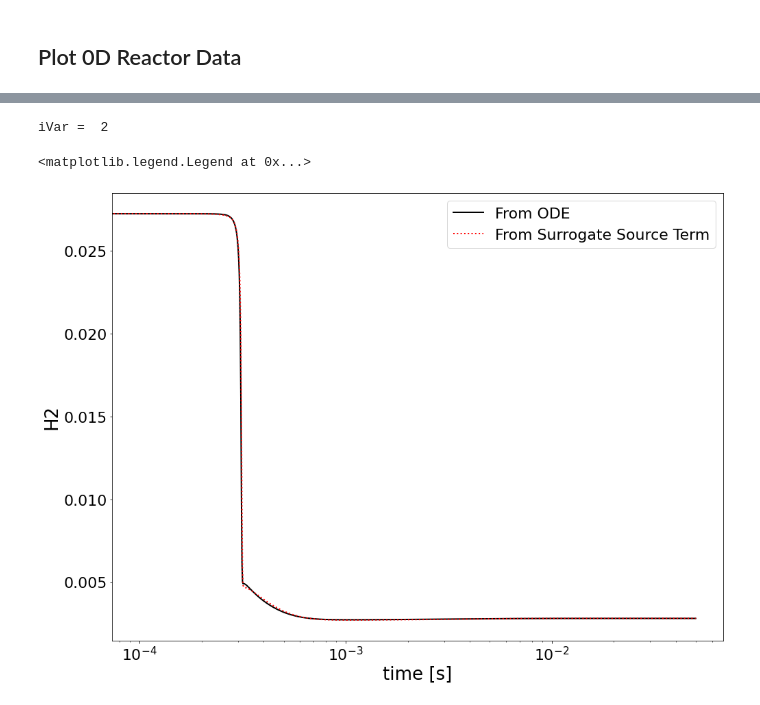
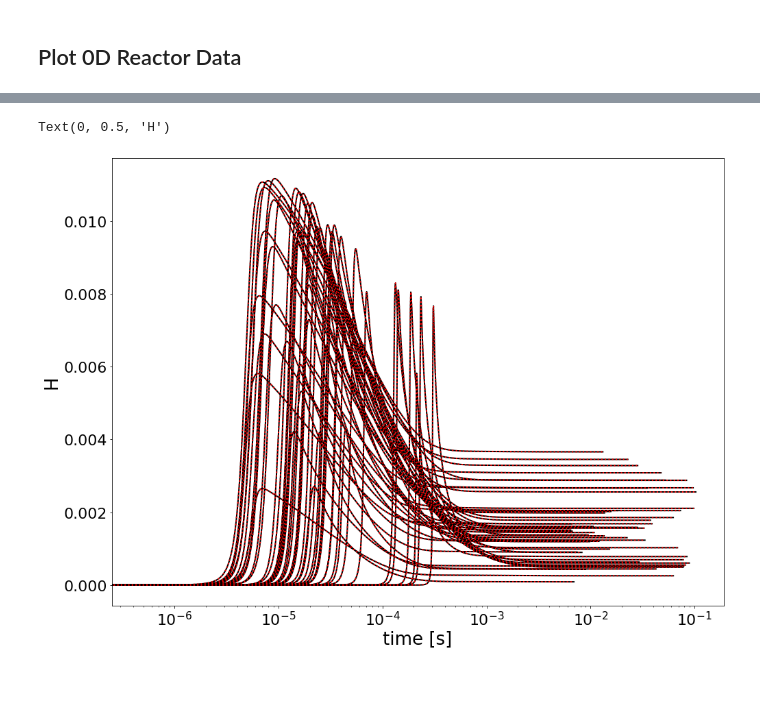
Before and after one commit to simoneventuri/ROMNet_, a Jupyter notebook: scripts/generating_data/0DReactor/Plot_Data.ipynb, the cells around one changed output, grey strips where cells are left out. Cells and saved outputs as stored; diff of their text form; code cells hidden in the pictures.

```diff
--- a/scripts/generating_data/0DReactor/Plot_Data.ipynb
+++ b/scripts/generating_data/0DReactor/Plot_Data.ipynb
@@ -13,12 +13,12 @@ from numpy import diff
 
 import cantera as ct
 # %%
-OutputDir  = WORKSPACE_PATH+'/ROMNet/Data/0DReact_Isobaric_10Cases/'
+OutputDir  = WORKSPACE_PATH+'/ROMNet/Data/0DReact_Isobaric_100Cases_Highest/'
 
 CasesVec   = [1]#[0,2,4,6,8]
 DirDir     = OutputDir
 
-NVarsRed   = 5
+NVarsRed   = 7
 
 InputVars  = []
 for i in range(NVarsRed):
@@ -116,30 +111,41 @@ yMat_    = (yMat_pca.dot(A))*D[:,0] + C[:,0]
 # %%
-FileName = DirDir +'/Orig/train/ext/y.csv.1'
-Data     = pd.read_csv(FileName, header=0)
-VarNames = list(Data.columns)
+CasesVec = np.arange(1,100,2)
 
-VarOI    = 'H2'
-for iVar in range(1,len(VarNames)):
-    if (VarNames[iVar] == VarOI):
-        print('iVar = ', iVar)
-        break
+FileName = DirDir +'/Orig/train/ext/CleanVars.csv'
+Data     = pd.read_csv(FileName, header=None)
+VarNames = list(Data.to_numpy()[0,:])
+
+VarOI    = 'H'
+iVar     = VarNames.index(VarOI)
 
 fig = plt.figure(figsize=(16,12))
 for iTest in CasesVec:
+
+    FileName                     = DirDir+'/'+str(NVarsRed)+'PC/train/ext/PC.csv.'+str(iTest+1)
+    InputDataTest                = pd.read_csv(FileName, header=0)
+    tVec                         = InputDataTest['t'].to_numpy()
+    #InputDataTest['log10(Rest)'] = RestVal * np.ones(len(tVec))
+    yMat_pca                     = InputDataTest[InputVars].to_numpy()
+    yMat_                        = (yMat_pca.dot(A))*D[:,0] + C[:,0]
 
     FileName     = DirDir +'/Orig/train/ext/y.csv.'+str(iTest+1)
     Data         = pd.read_csv(FileName, header=0)
     tVec         = Data.to_numpy()[:,0]
     yMat         = Data.to_numpy()[:,1:]
+    VarOrig      = list(Data.columns)
+    iVarOrig     = VarOrig.index(VarOI)-1
 
-    plt.plot(tVec, yMat[:,iVar-1],  '-k', label='From ODE',                   lw=2)
-    plt.plot(tVec, yMat_[:,iVar-1], ':r', label='From Surrogate Source Term', lw=2)
+    plt.plot(tVec, yMat[:,iVarOrig],  '-k', label='From ODE',                   lw=2)
+    plt.plot(tVec, yMat_[:,iVar], ':r', label='From Surrogate Source Term', lw=2)
+
+    if tVec[-1] > 3.e-1:
+        print('iTest = ', iTest)
 
 plt.xscale('log')
+#plt.yscale('log')
 plt.xlabel('time [s]')
 plt.ylabel(VarOI)
-plt.legend()
+#plt.legend()
 # %% [output]
-iVar =  2
+Text(0, 0.5, 'H')
-<matplotlib.legend.Legend at 0x...>
-[figure, old version]
+[figure, new version]
```
Also changed, not shown: parts of 5 cells of this notebook, 15 other files.
